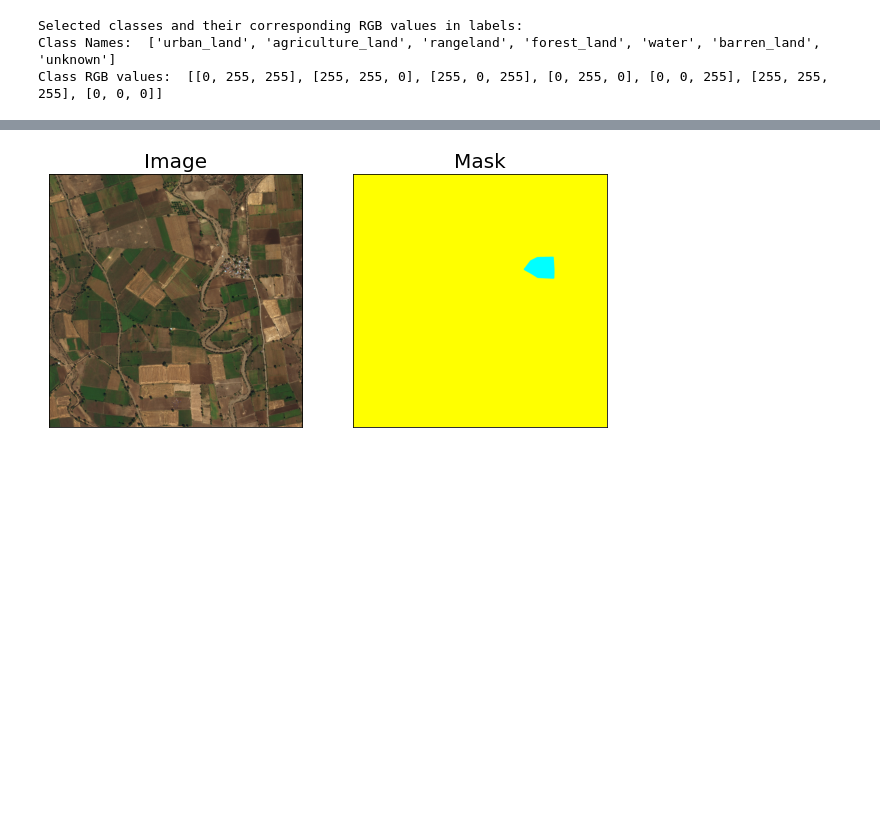
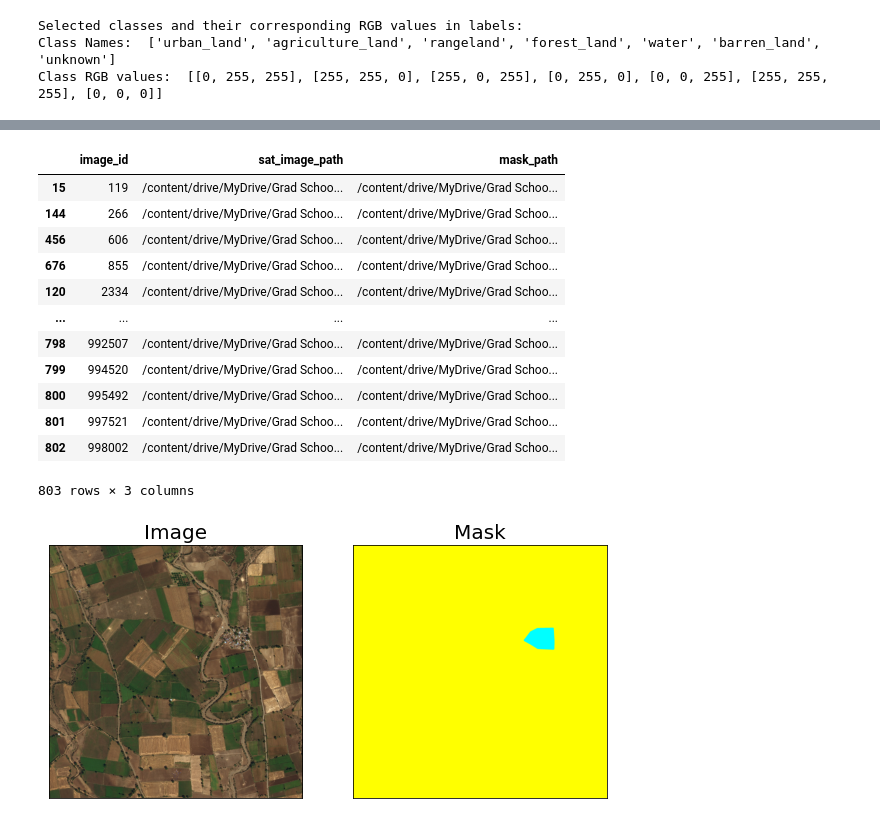
Before and after one commit to johnatawnclementawn/LandCoverSemanticSegmentation, a Jupyter notebook: landCov_semSeg.ipynb, the cells around one changed output, grey strips where cells are left out. Drawn from its saved outputs; the diff is of its cells as text; code cells hidden in the pictures; blank space fills up the shorter version.

```diff
--- a/landCov_semSeg.ipynb
+++ b/landCov_semSeg.ipynb
@@ -151,7 +148,9 @@ Mounted at /content/drive
 # path = "/content/drive/MyDrive/FinalPrj/data"
 
 # Johnathan's Path:
-path = "/content/drive/MyDrive/Grad School/Penn_MUSA/Spring2022/650_RemoteSensing/FinalPrj/data"
+path = "/content/drive/MyDrive/Grad School/Penn_MUSA/Spring2022/650_RemoteSensing/LULC_FinalProject/data"
+## Local path
+# path = "D:/Users/Johnathan/Google Drive/Grad School/Penn_MUSA/Spring2022/650_RemoteSensing/FinalPrj/data"
 # %%
 ## Classes and their respective pixel values
 class_dict = pd.read_csv('{}/class_dict.csv'.format(path))
@@ -201,3 +185,19 @@ metadata['mask_path'] = metadata['mask_path'].apply(lambda img_pth: os.path.join
+# %%
+metadata.sort_values('image_id')
+# %% [output]
+|  | image_id | sat_image_path | mask_path |
+| 15 | 119 | /content/drive/MyDrive/Grad Schoo... | /content/drive/MyDrive/Grad Schoo... |
+| 144 | 266 | /content/drive/MyDrive/Grad Schoo... | /content/drive/MyDrive/Grad Schoo... |
+| 456 | 606 | /content/drive/MyDrive/Grad Schoo... | /content/drive/MyDrive/Grad Schoo... |
+| 676 | 855 | /content/drive/MyDrive/Grad Schoo... | /content/drive/MyDrive/Grad Schoo... |
+| 120 | 2334 | /content/drive/MyDrive/Grad Schoo... | /content/drive/MyDrive/Grad Schoo... |
+| ... | ... | ... | ... |
+| 798 | 992507 | /content/drive/MyDrive/Grad Schoo... | /content/drive/MyDrive/Grad Schoo... |
+| 799 | 994520 | /content/drive/MyDrive/Grad Schoo... | /content/drive/MyDrive/Grad Schoo... |
+| 800 | 995492 | /content/drive/MyDrive/Grad Schoo... | /content/drive/MyDrive/Grad Schoo... |
+| 801 | 997521 | /content/drive/MyDrive/Grad Schoo... | /content/drive/MyDrive/Grad Schoo... |
+| 802 | 998002 | /content/drive/MyDrive/Grad Schoo... | /content/drive/MyDrive/Grad Schoo... |
+803 rows × 3 columns
 # %%
 img_Loc = metadata['sat_image_path'][245]
 mask_Loc = metadata['mask_path'][245]
```
Also changed, not shown: parts of 11 cells of this notebook.
